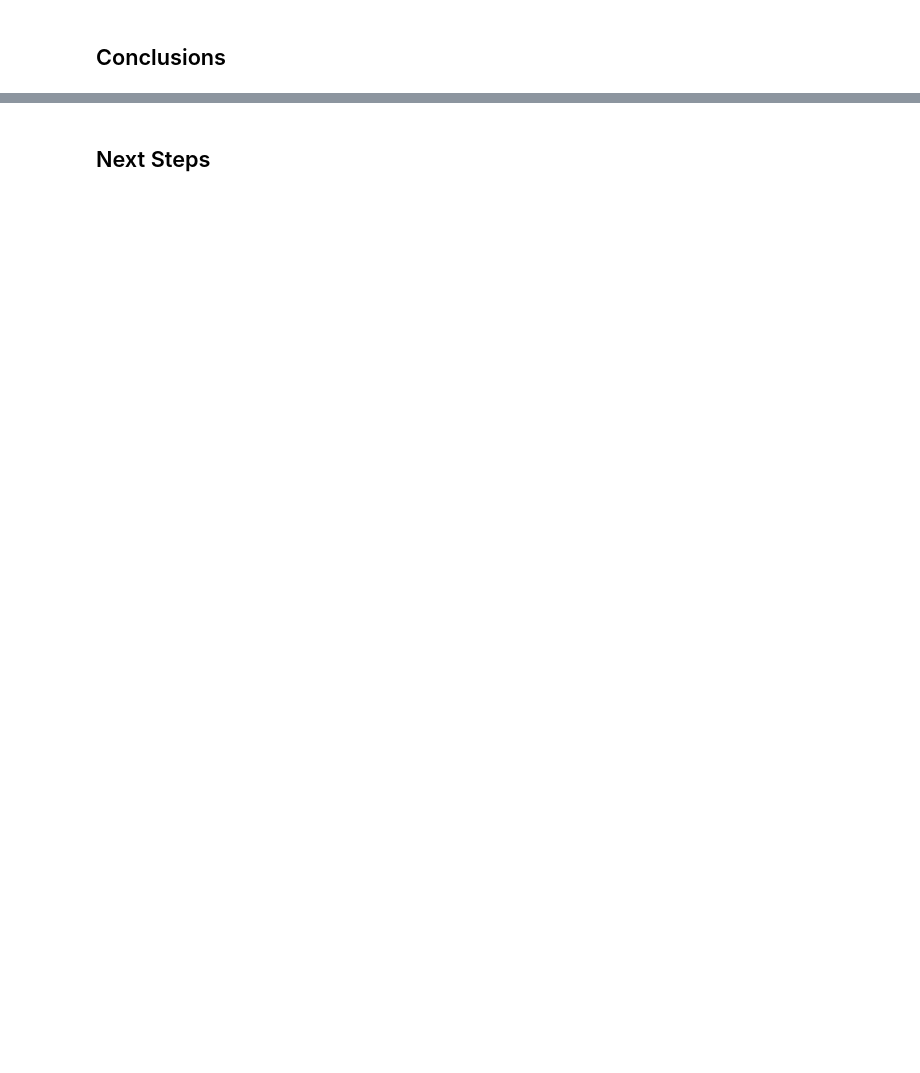
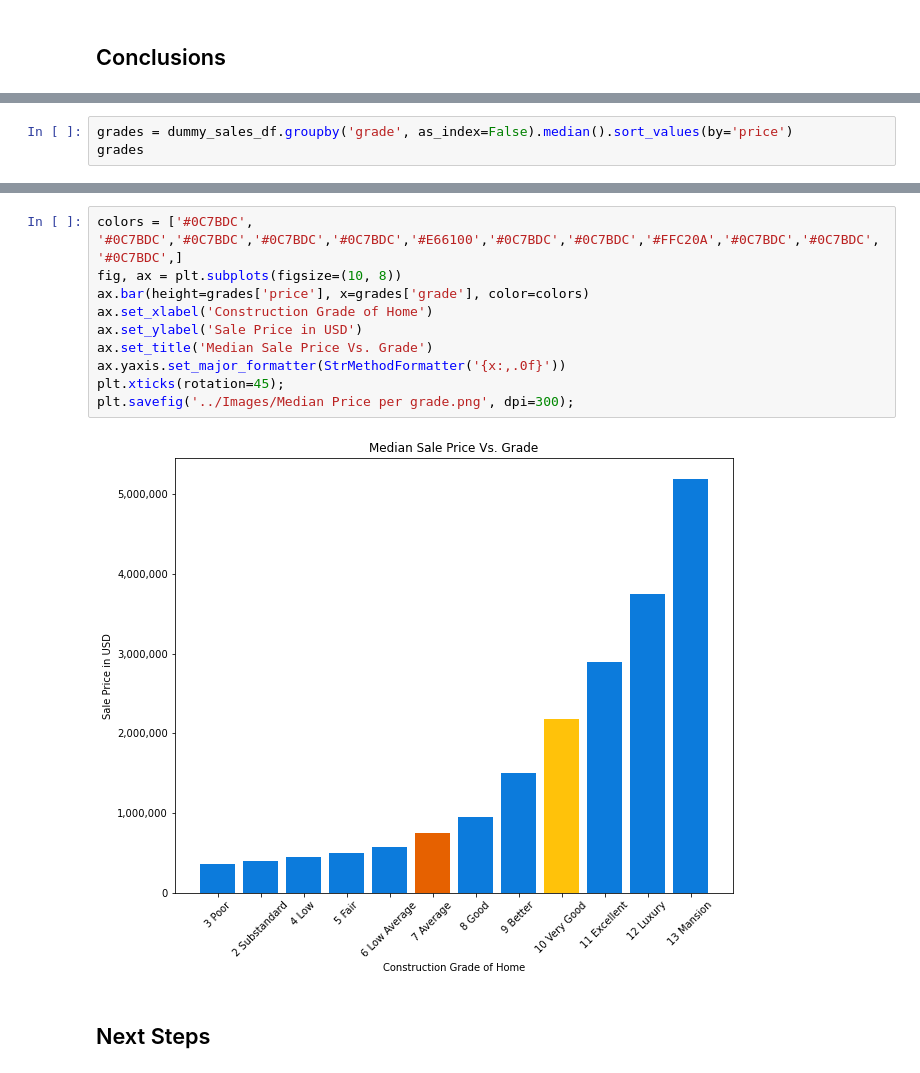
Before and after one commit to claragiurgiu/Phase2-Project, a Jupyter notebook: Code/Clara_Analysis.ipynb, the cells around one changed output, grey strips where cells are left out. Cells and saved outputs as stored; diff of their text form; blank space fills up the shorter version.

```diff
--- a/Code/Clara_Analysis.ipynb
+++ b/Code/Clara_Analysis.ipynb
@@ -1428,0 +1405,3 @@ np.std(cat_dummies['zip_code_98004'])
+# %%
+grades = dummy_sales_df.groupby('grade', as_index=False).median().sort_values(by='price')
+grades
@@ -1429,2 +1422,14 @@ np.std(cat_dummies['zip_code_98004'])
+# %%
+colors = ['#0C7BDC', '#0C7BDC','#0C7BDC','#0C7BDC','#0C7BDC','#E66100','#0C7BDC','#0C7BDC','#FFC20A','#0C7BDC','#0C7BDC','#0C7BDC',]
+fig, ax = plt.subplots(figsize=(10, 8))
+ax.bar(height=grades['price'], x=grades['grade'], color=colors)
+ax.set_xlabel('Construction Grade of Home')
+ax.set_ylabel('Sale Price in USD')
+ax.set_title('Median Sale Price Vs. Grade')
+ax.yaxis.set_major_formatter(StrMethodFormatter('{x:,.0f}'))
+plt.xticks(rotation=45);
+plt.savefig('../Images/Median Price per grade.png', dpi=300);
+# %% [output]
+[figure, added]
 # %% [markdown]
 ## Next Steps
```
Also changed, not shown: parts of 26 cells of this notebook, 3 other files.
